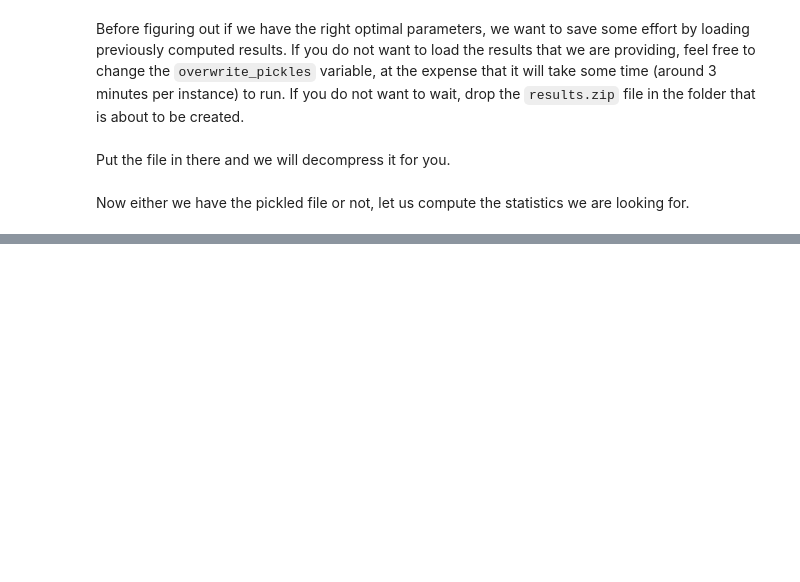
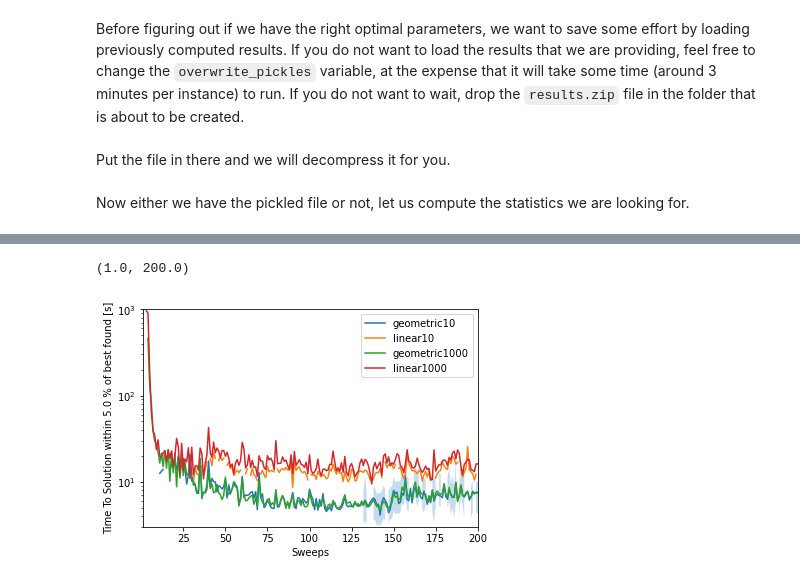
Before and after one commit to bernalde/QuIPML, a Jupyter notebook: notebooks/Notebook 4 - Benchmarking.ipynb, the cells around one changed output, grey strips where cells are left out. Saved outputs shown, nothing was run; the diff lists cells and outputs as text; code cells hidden in the pictures; blank space fills up the shorter version.

```diff
--- a/notebooks/Notebook 4 - Benchmarking.ipynb
+++ b/notebooks/Notebook 4 - Benchmarking.ipynb
@@ -444,3 +570,27 @@ for schedule in schedules:
+# %%
+fig = plt.figure()
+ax = fig.add_subplot(111)
+
+for boot in boots:
+    for schedule in schedules:
+        if boot == 1:
+            pass
+        else:
+            ax.plot(sweeps,results['tts'][boot][schedule], label=str(schedule) + str(boot))
+            if boot == total_reads:
+                pass
+            else:
+                ttsnp = np.stack(results['ttsci'][boot][schedule], axis=0).T
+                ax.fill_between(sweeps,ttsnp[0],ttsnp[1],alpha=0.25)
+plt.xlabel('Sweeps')
+plt.ylabel('Time To Solution within '+ str(treshold) +' % of best found [s]')
+plt.legend()
+plt.yscale('log')
+plt.ylim([3,1e3])
+plt.xlim([1,200])
+# %% [output]
+(1.0, 200.0)
+[figure, added]
 # %%
 fig, (ax1,ax2) = plt.subplots(2)
 fig.suptitle('Simulated annealing expected runtime of \n' +
```
Also changed, not shown: parts of 22 cells of this notebook, 2 other files.
